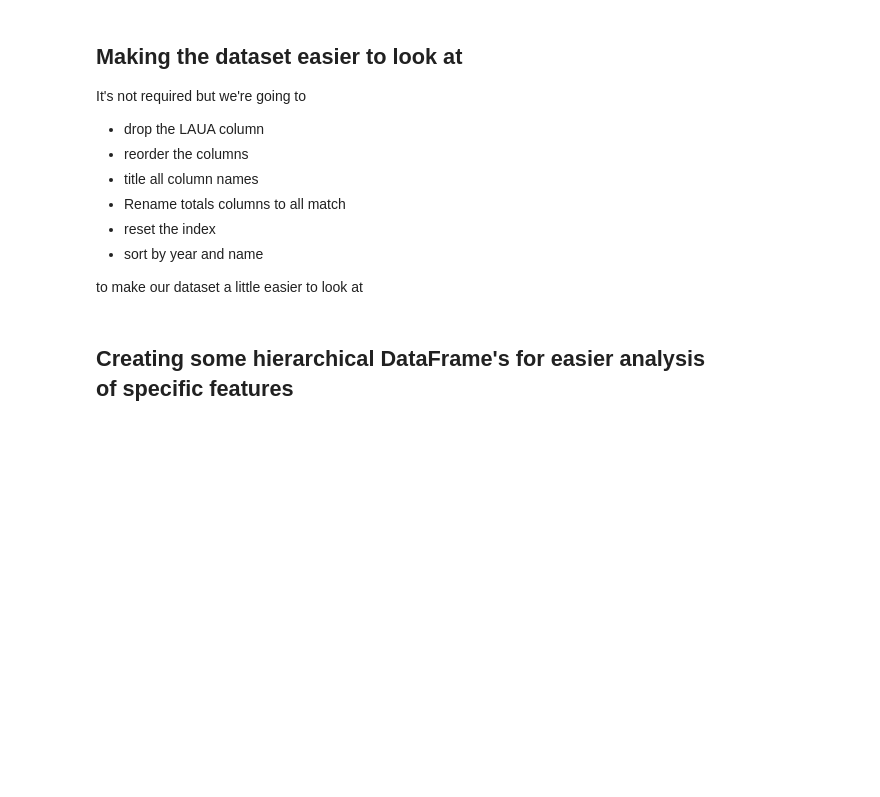
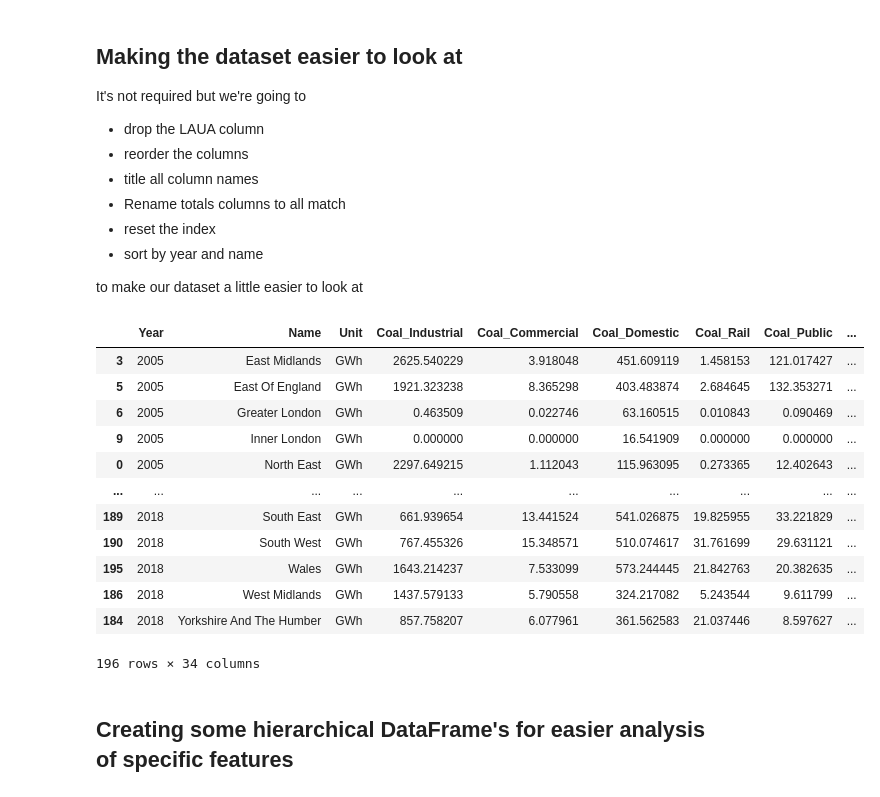
Before and after one commit to chris-greening/UK-Energy-Consumption, a Jupyter notebook: full_uk_energy_analysis.ipynb, the cells around one changed output. Cells and saved outputs as stored; diff of their text form; code cells hidden in the pictures; blank space fills up the shorter version.

```diff
--- a/full_uk_energy_analysis.ipynb
+++ b/full_uk_energy_analysis.ipynb
@@ -60,28 +60,43 @@ to make our dataset a little easier to look at
 # %%
 # Drop the LAUA column
 df = df.drop(columns=["LAUA"])
 
 # Reorder the columns
 descriptive_columns = ["YEAR", "NAME", "UNIT"]
 other_columns = [col for col in df.columns if col not in descriptive_columns]
 all_columns = descriptive_columns + other_columns
 df = df[all_columns]
 
 # Title the columns and region names
 df = df.rename(columns={col: col.title() for col in all_columns})
 df = df.rename(columns={
                 "Bioenergy_All": "Bioenergy_Total",
                 "Total_Coal": "Coal_Total",
                 "Total_Manufactured": "Manufactured_Total",
                 "Total_Petroleum": "Petroleum_Total"
 })
 df["Name"] = df["Name"].str.title()
 
 # Reset the index
 df = df.reset_index(drop=True)
 
 # Sort by year then name
 df = df.sort_values(["Year", "Name"])
+df
+# %% [output]
+|  | Year | Name | Unit | Coal_Industrial | Coal_Commercial | Coal_Domestic | Coal_Rail | Coal_Public | ... |
+| 3 | 2005 | East Midlands | GWh | 2625.540229 | 3.918048 | 451.609119 | 1.458153 | 121.017427 | ... |
+| 5 | 2005 | East Of England | GWh | 1921.323238 | 8.365298 | 403.483874 | 2.684645 | 132.353271 | ... |
+| 6 | 2005 | Greater London | GWh | 0.463509 | 0.022746 | 63.160515 | 0.010843 | 0.090469 | ... |
+| 9 | 2005 | Inner London | GWh | 0.000000 | 0.000000 | 16.541909 | 0.000000 | 0.000000 | ... |
+| 0 | 2005 | North East | GWh | 2297.649215 | 1.112043 | 115.963095 | 0.273365 | 12.402643 | ... |
+| ... | ... | ... | ... | ... | ... | ... | ... | ... | ... |
+| 189 | 2018 | South East | GWh | 661.939654 | 13.441524 | 541.026875 | 19.825955 | 33.221829 | ... |
+| 190 | 2018 | South West | GWh | 767.455326 | 15.348571 | 510.074617 | 31.761699 | 29.631121 | ... |
+| 195 | 2018 | Wales | GWh | 1643.214237 | 7.533099 | 573.244445 | 21.842763 | 20.382635 | ... |
+| 186 | 2018 | West Midlands | GWh | 1437.579133 | 5.790558 | 324.217082 | 5.243544 | 9.611799 | ... |
+| 184 | 2018 | Yorkshire And The Humber | GWh | 857.758207 | 6.077961 | 361.562583 | 21.037446 | 8.597627 | ... |
+196 rows × 34 columns
 # %% [markdown]
 ## Creating some hierarchical DataFrame's for easier analysis of specific features
 # %%
```
Also changed, not shown: parts of 3 cells of this notebook.
